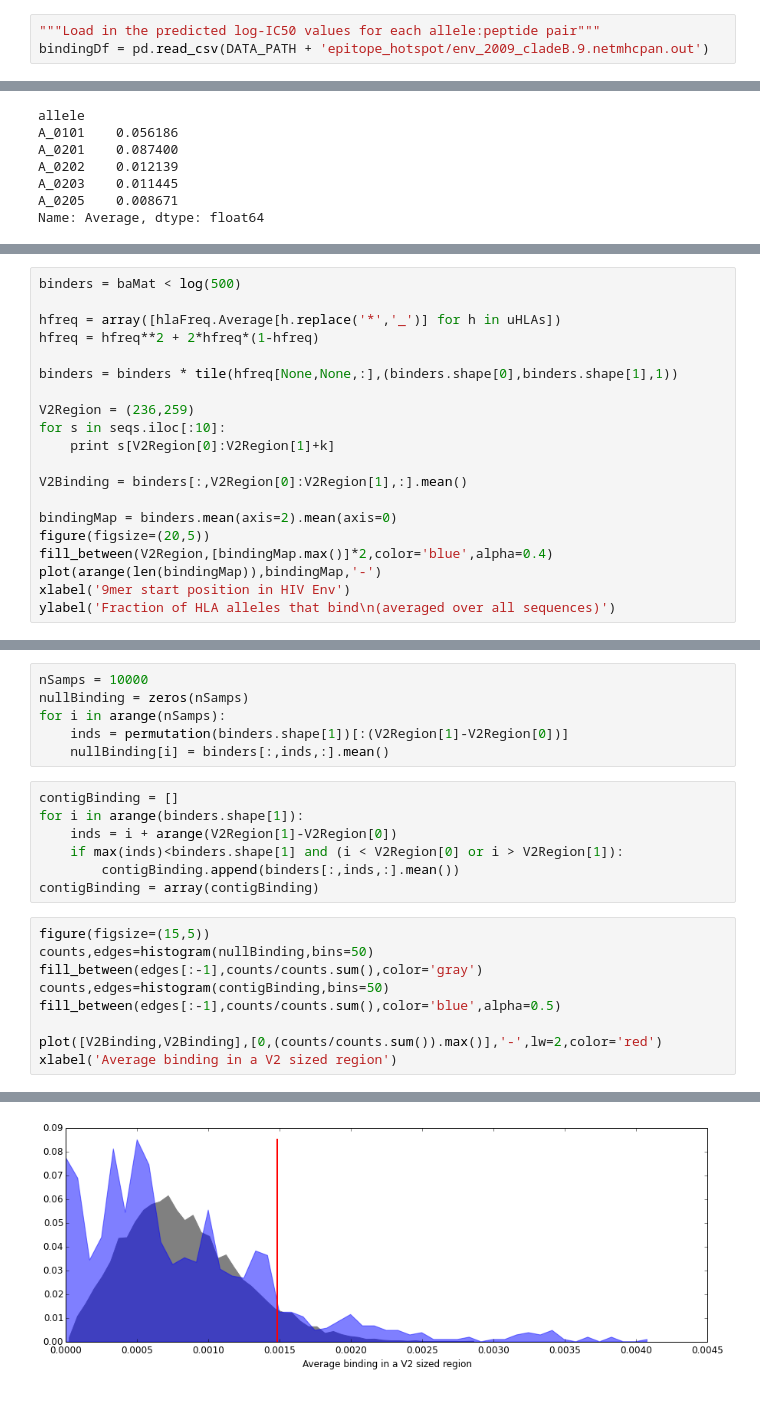
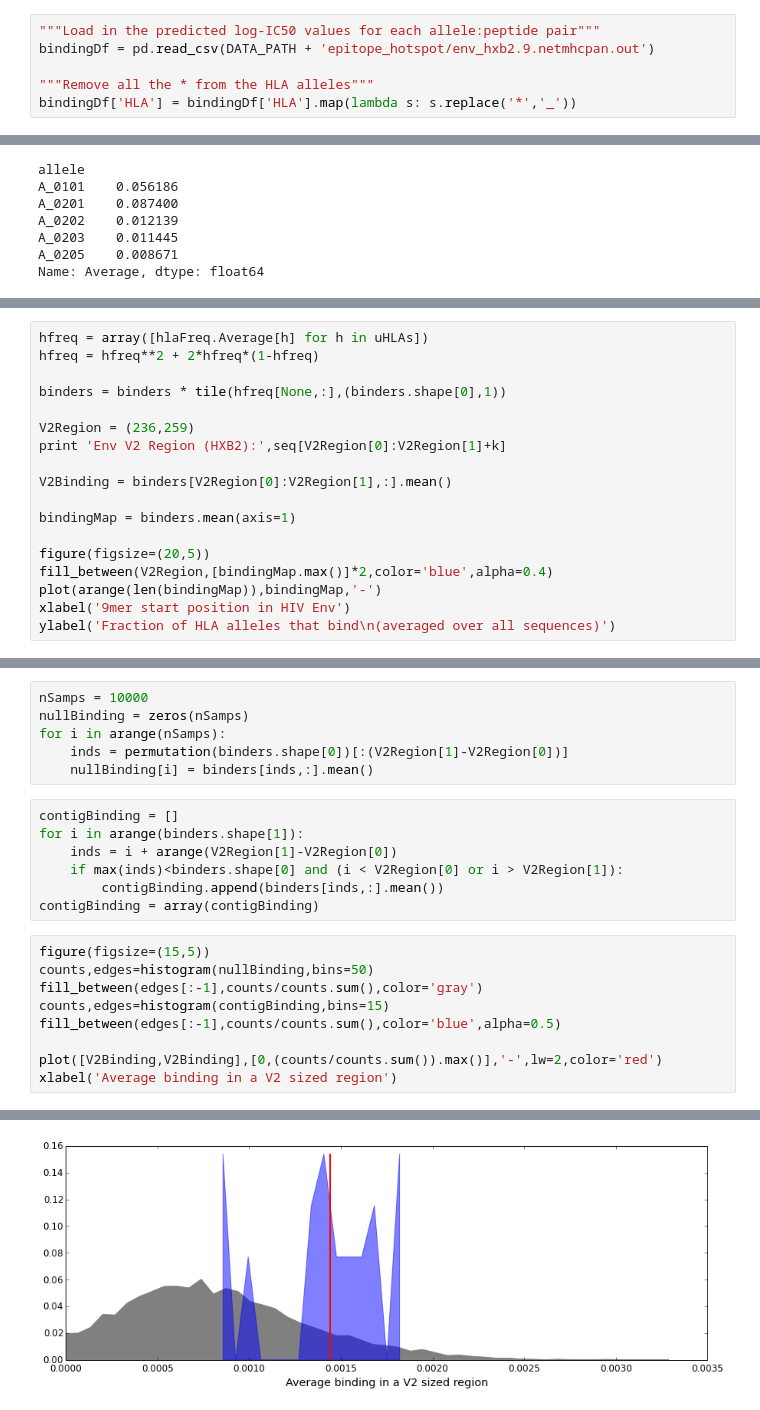
Before and after one commit to agartland/notebooks, a Jupyter notebook: epitope_hotspot.ipynb, the cells around one changed output, grey strips where cells are left out. Drawn from its saved outputs; the diff is of its cells as text.

```diff
--- a/epitope_hotspot.ipynb
+++ b/epitope_hotspot.ipynb
@@ -40,4 +27,7 @@ dtype: float64
 # %%
 """Load in the predicted log-IC50 values for each allele:peptide pair"""
-bindingDf = pd.read_csv(DATA_PATH + 'epitope_hotspot/env_2009_cladeB.9.netmhcpan.out')
+bindingDf = pd.read_csv(DATA_PATH + 'epitope_hotspot/env_hxb2.9.netmhcpan.out')
+
+"""Remove all the * from the HLA alleles"""
+bindingDf['HLA'] = bindingDf['HLA'].map(lambda s: s.replace('*','_'))
 # %%
@@ -105,18 +141,16 @@ ylim((0,15))
 # %%
-binders = baMat < log(500)
-
-hfreq = array([hlaFreq.Average[h.replace('*','_')] for h in uHLAs])
+hfreq = array([hlaFreq.Average[h] for h in uHLAs])
 hfreq = hfreq**2 + 2*hfreq*(1-hfreq)
 
-binders = binders * tile(hfreq[None,None,:],(binders.shape[0],binders.shape[1],1))
+binders = binders * tile(hfreq[None,:],(binders.shape[0],1))
 
 V2Region = (236,259)
-for s in seqs.iloc[:10]:
-    print s[V2Region[0]:V2Region[1]+k]
+print 'Env V2 Region (HXB2):',seq[V2Region[0]:V2Region[1]+k]
 
-V2Binding = binders[:,V2Region[0]:V2Region[1],:].mean()
+V2Binding = binders[V2Region[0]:V2Region[1],:].mean()
 
-bindingMap = binders.mean(axis=2).mean(axis=0)
+bindingMap = binders.mean(axis=1)
+
 figure(figsize=(20,5))
 fill_between(V2Region,[bindingMap.max()]*2,color='blue',alpha=0.4)
 plot(arange(len(bindingMap)),bindingMap,'-')
@@ -139,27 +164,27 @@ SFNISTS--IRNKVQKEYALF-YSLDVIPIDN
 nSamps = 10000
 nullBinding = zeros(nSamps)
 for i in arange(nSamps):
-    inds = permutation(binders.shape[1])[:(V2Region[1]-V2Region[0])]
-    nullBinding[i] = binders[:,inds,:].mean()
+    inds = permutation(binders.shape[0])[:(V2Region[1]-V2Region[0])]
+    nullBinding[i] = binders[inds,:].mean()
 # %%
 contigBinding = []
 for i in arange(binders.shape[1]):
     inds = i + arange(V2Region[1]-V2Region[0])
-    if max(inds)<binders.shape[1] and (i < V2Region[0] or i > V2Region[1]):
-        contigBinding.append(binders[:,inds,:].mean())
+    if max(inds)<binders.shape[0] and (i < V2Region[0] or i > V2Region[1]):
+        contigBinding.append(binders[inds,:].mean())
 contigBinding = array(contigBinding)
 # %%
 figure(figsize=(15,5))
 counts,edges=histogram(nullBinding,bins=50)
 fill_between(edges[:-1],counts/counts.sum(),color='gray')
-counts,edges=histogram(contigBinding,bins=50)
+counts,edges=histogram(contigBinding,bins=15)
 fill_between(edges[:-1],counts/counts.sum(),color='blue',alpha=0.5)
 
 plot([V2Binding,V2Binding],[0,(counts/counts.sum()).max()],'-',lw=2,color='red')
 xlabel('Average binding in a V2 sized region')
 # %% [output]
 <matplotlib.text.Text at 0x...>
-[figure, old version]
+[figure, new version]
 # %%
 print 'Fraction of random non-contiguous regions with more binding than Env V2:',(nullBinding>V2Binding).sum()/nSamps
 print 'Fraction of all contiguous regions with more binding than Env V2:',(contigBinding>V2Binding).sum()/len(contigBinding)
```
Also changed, not shown: parts of 11 cells of this notebook.
